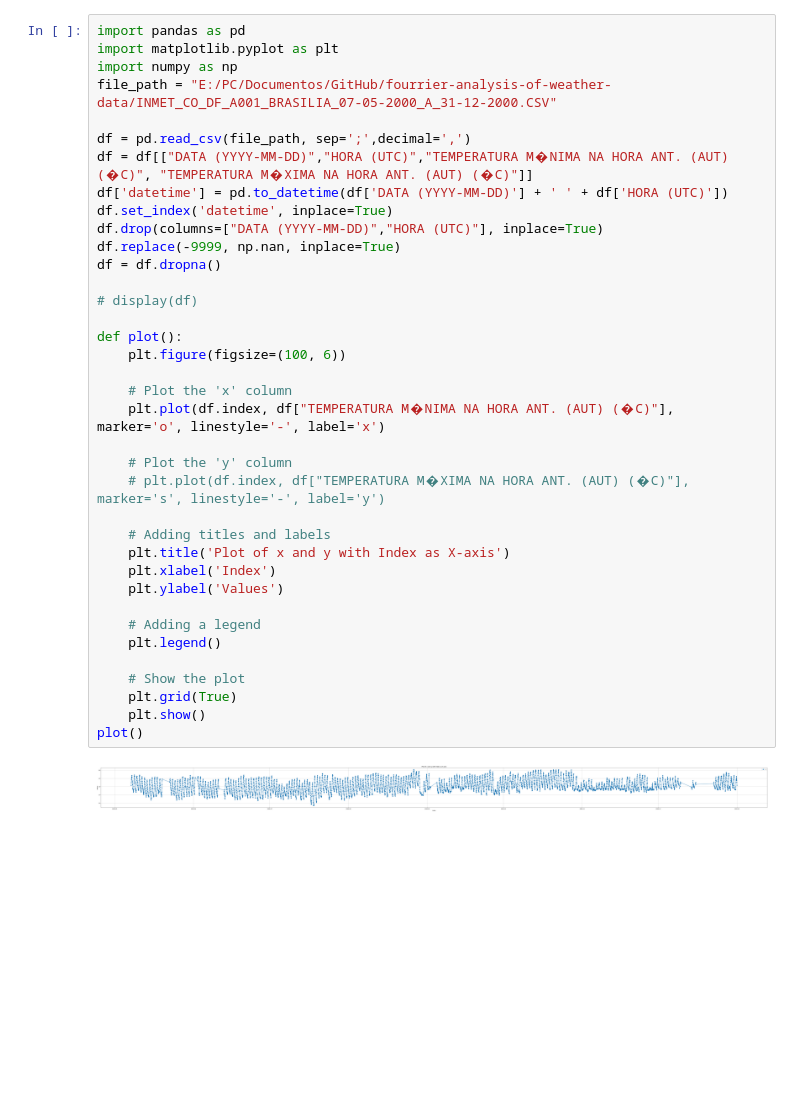
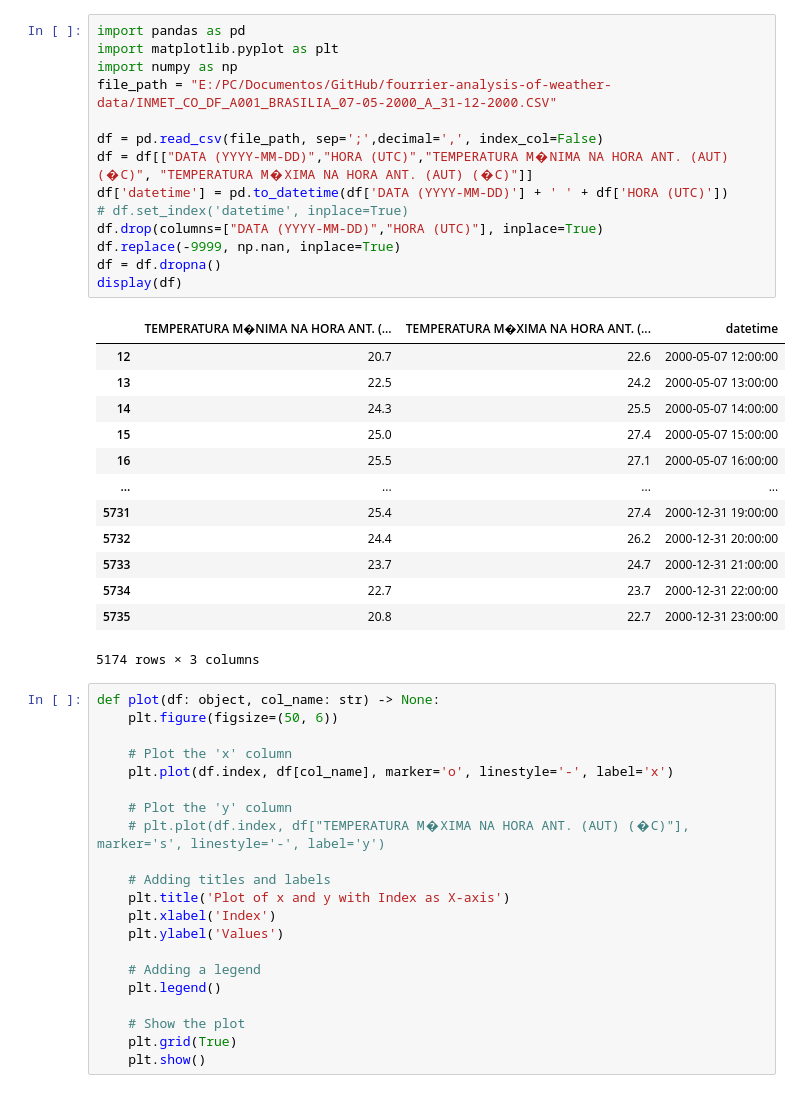
Before and after one commit to lcstei/fourrier-analysis-of-weather-data, a Jupyter notebook: main.ipynb, the cells around one changed output. Drawn from its saved outputs; the diff is of its cells as text; blank space fills up the shorter version.

```diff
--- a/main.ipynb
+++ b/main.ipynb
@@ -1,39 +1,49 @@
 # %%
 import pandas as pd
 import matplotlib.pyplot as plt
 import numpy as np
 file_path = "E:/PC/Documentos/GitHub/fourrier-analysis-of-weather-data/INMET_CO_DF_A001_BRASILIA_07-05-2000_A_31-12-2000.CSV"
 
-df = pd.read_csv(file_path, sep=';',decimal=',')
+df = pd.read_csv(file_path, sep=';',decimal=',', index_col=False)
 df = df[["DATA (YYYY-MM-DD)","HORA (UTC)","TEMPERATURA M�NIMA NA HORA ANT. (AUT) (�C)", "TEMPERATURA M�XIMA NA HORA ANT. (AUT) (�C)"]]
 df['datetime'] = pd.to_datetime(df['DATA (YYYY-MM-DD)'] + ' ' + df['HORA (UTC)'])
-df.set_index('datetime', inplace=True)
+# df.set_index('datetime', inplace=True)
 df.drop(columns=["DATA (YYYY-MM-DD)","HORA (UTC)"], inplace=True)
 df.replace(-9999, np.nan, inplace=True)
 df = df.dropna()
-
-# display(df)
-
-def plot():
-    plt.figure(figsize=(100, 6))
-
-    # Plot the 'x' column
-    plt.plot(df.index, df["TEMPERATURA M�NIMA NA HORA ANT. (AUT) (�C)"], marker='o', linestyle='-', label='x')
-
-    # Plot the 'y' column
-    # plt.plot(df.index, df["TEMPERATURA M�XIMA NA HORA ANT. (AUT) (�C)"], marker='s', linestyle='-', label='y')
-
-    # Adding titles and labels
-    plt.title('Plot of x and y with Index as X-axis')
-    plt.xlabel('Index')
-    plt.ylabel('Values')
-
-    # Adding a legend
-    plt.legend()
-
-    # Show the plot
-    plt.grid(True)
-    plt.show()
-plot()
+display(df)
 # %% [output]
-[figure, removed]
+|  | TEMPERATURA M�NIMA NA HORA ANT. (... | TEMPERATURA M�XIMA NA HORA ANT. (... | datetime |
+| 12 | 20.7 | 22.6 | 2000-05-07 12:00:00 |
+| 13 | 22.5 | 24.2 | 2000-05-07 13:00:00 |
+| 14 | 24.3 | 25.5 | 2000-05-07 14:00:00 |
+| 15 | 25.0 | 27.4 | 2000-05-07 15:00:00 |
+| 16 | 25.5 | 27.1 | 2000-05-07 16:00:00 |
+| ... | ... | ... | ... |
+| 5731 | 25.4 | 27.4 | 2000-12-31 19:00:00 |
+| 5732 | 24.4 | 26.2 | 2000-12-31 20:00:00 |
+| 5733 | 23.7 | 24.7 | 2000-12-31 21:00:00 |
+| 5734 | 22.7 | 23.7 | 2000-12-31 22:00:00 |
+| 5735 | 20.8 | 22.7 | 2000-12-31 23:00:00 |
+5174 rows × 3 columns
+# %%
+def plot(df: object, col_name: str) -> None:
+    plt.figure(figsize=(50, 6))
+
+    # Plot the 'x' column
+    plt.plot(df.index, df[col_name], marker='o', linestyle='-', label='x')
+
+    # Plot the 'y' column
+    # plt.plot(df.index, df["TEMPERATURA M�XIMA NA HORA ANT. (AUT) (�C)"], marker='s', linestyle='-', label='y')
+
+    # Adding titles and labels
+    plt.title('Plot of x and y with Index as X-axis')
+    plt.xlabel('Index')
+    plt.ylabel('Values')
+
+    # Adding a legend
+    plt.legend()
+
+    # Show the plot
+    plt.grid(True)
+    plt.show()
```
Also changed, not shown: parts of 4 cells of this notebook, 1 other file.
